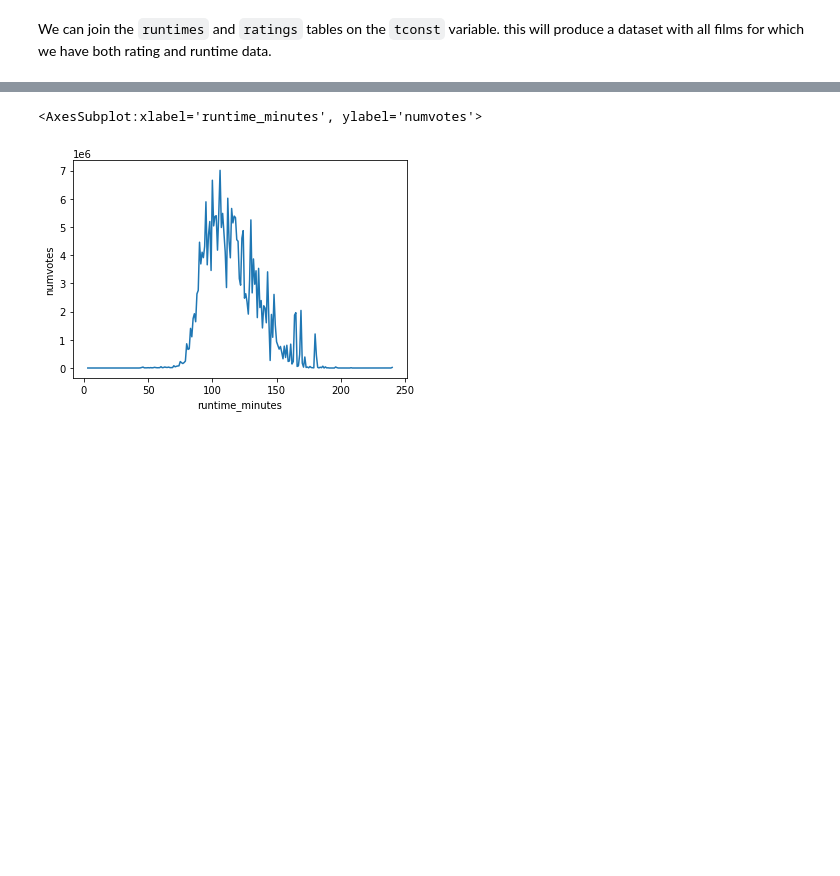
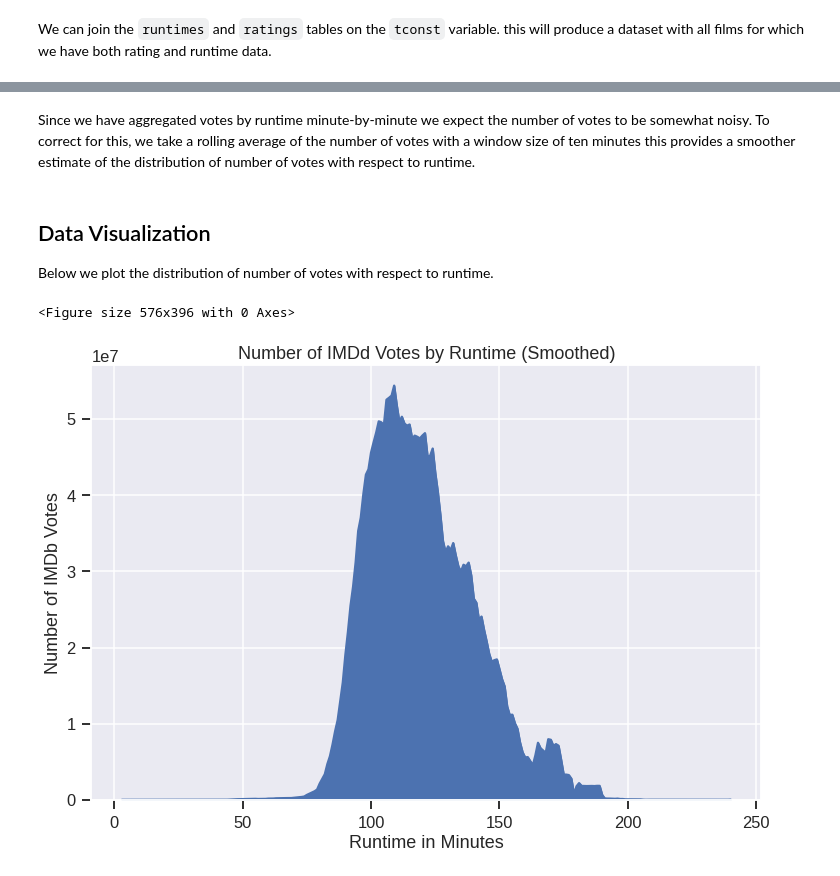
Before and after one commit to sethchart/Movie_Analysis, a Jupyter notebook: notebooks/Question2.ipynb, the cells around one changed output, grey strips where cells are left out. Saved outputs shown, nothing was run; the diff lists cells and outputs as text; code cells hidden in the pictures; blank space fills up the shorter version.

Commit message:
Cleaned up question notebooks and figures.

```diff
--- a/notebooks/Question2.ipynb
+++ b/notebooks/Question2.ipynb
@@ -48,7 +48,26 @@ There are a few films with extremely long run times, we focus our analysis on fi
 # %%
 df = df.query('runtime_minutes <= 240')
-# %%
-sns.lineplot(x='runtime_minutes', y='numvotes', data=df)
-# %% [output]
-<AxesSubplot:xlabel='runtime_minutes', ylabel='numvotes'>
-[figure, removed]
+# %% [markdown]
+Since we have aggregated votes by runtime minute-by-minute we expect the number of votes to be somewhat noisy. To correct for this, we take a rolling average of the number of votes with a window size of ten minutes this provides a smoother estimate of the distribution of number of votes with respect to runtime.
+# %%
+df_smoothed = df.rolling(on= 'runtime_minutes', window=10).sum()
+# %% [markdown]
+## Data Visualization
+Below we plot the distribution of number of votes with respect to runtime.
+# %%
+plt.figure()
+plt.style.use('seaborn')
+sns.set_context('talk')
+df_smoothed.plot.area(x='runtime_minutes',
+                      y='numvotes',
+                      figsize=(12,8),
+                      xlabel = 'Runtime in Minutes',
+                      ylabel = 'Number of IMDb Votes',
+                      title = 'Number of IMDd Votes by Runtime (Smoothed)',
+                      legend = None,
+
+                     )
+plt.savefig('../images/votes_by_runtime.png', bbox_inches='tight')
+# %% [output]
+<Figure size 576x396 with 0 Axes>
+[figure, added]
```
Also changed, not shown: parts of 4 cells of this notebook, 2 other files.
